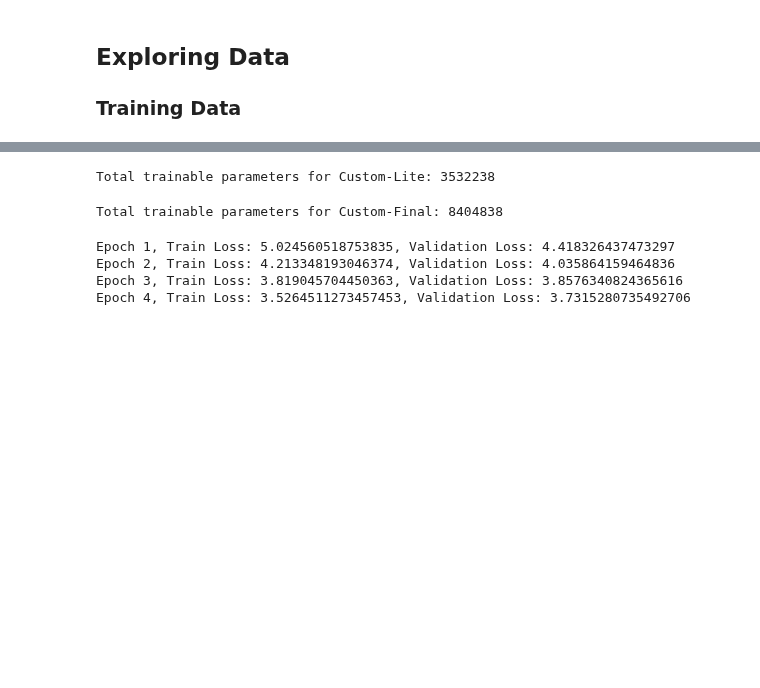
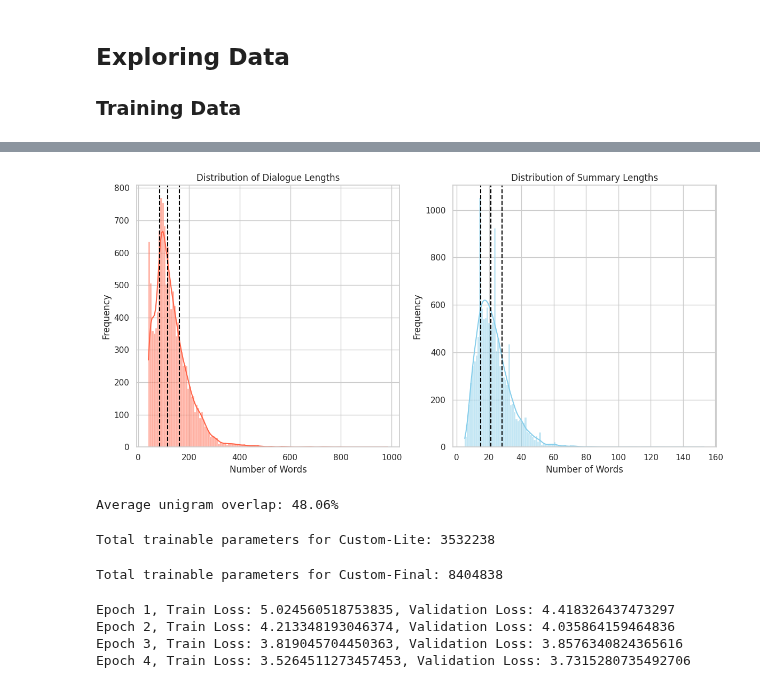
Before and after one commit to dipankarsrirag/Dialogue-Summarisation, a Jupyter notebook: notebooks/Report.ipynb, the cells around one changed output, grey strips where cells are left out. Saved outputs shown, nothing was run; the diff lists cells and outputs as text; code cells hidden in the pictures; blank space fills up the shorter version.

```diff
--- a/notebooks/Report.ipynb
+++ b/notebooks/Report.ipynb
@@ -142,3 +181,44 @@ plt.show()
+# %%
+sns.set(style="whitegrid", palette="pastel")
+plt.figure(figsize=(12, 6))
+
+quantiles_dialogue = train_df['dialogue_length'].quantile([0.25, 0.5, 0.75])
+quantiles_summary = train_df['summary_length'].quantile([0.25, 0.5, 0.75])
+
+plt.subplot(1, 2, 1)
+sns.histplot(train_df['dialogue_length'], kde=True, color = 'tomato')
+plt.title('Distribution of Dialogue Lengths')
+plt.xlabel('Number of Words')
+plt.ylabel('Frequency')
+for quantile in quantiles_dialogue:
+    plt.axvline(quantile, color='black', linestyle='--')
+# plt.legend({'Quantiles': 'black'})
+
+plt.subplot(1, 2, 2)
+sns.histplot(train_df['summary_length'], kde=True, color = 'skyblue')
+plt.title('Distribution of Summary Lengths')
+plt.xlabel('Number of Words')
+plt.ylabel('Frequency')
+for quantile in quantiles_summary:
+    plt.axvline(quantile, color='black', linestyle='--')
+# plt.legend({'Quantiles': 'black'})
+
+plt.tight_layout()
+plt.show()
+# %% [output]
+[figure, added]
+# %%
+def unigram_overlap(row):
+    dialogue_words = set(row['dialogue'].split())
+    summary_words = set(row['summary'].split())
+    overlap = summary_words.intersection(dialogue_words)
+    return len(overlap) / len(summary_words) * 100 if summary_words else 0
+
+train_df['unigram_overlap'] = train_df.apply(unigram_overlap, axis=1)
+avg_overlap = train_df['unigram_overlap'].mean()
+print(f"Average unigram overlap: {avg_overlap:.2f}%")
+# %% [output]
+Average unigram overlap: 48.06%
 # %%
 dev_df = pd.read_json('/content/drive/My Drive/COMP9444/data/raw/dialogsum/dialogsum.dev.jsonl',
                       lines=True)[['dialogue', 'summary']]
```
Also changed, not shown: parts of 4 cells of this notebook.
